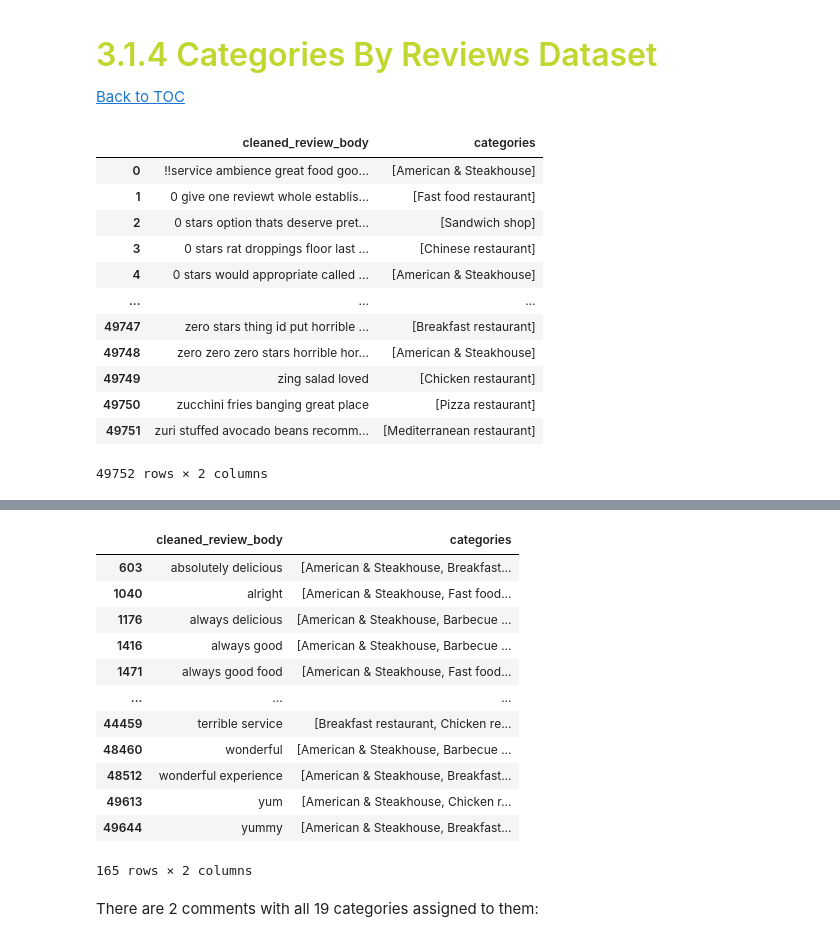
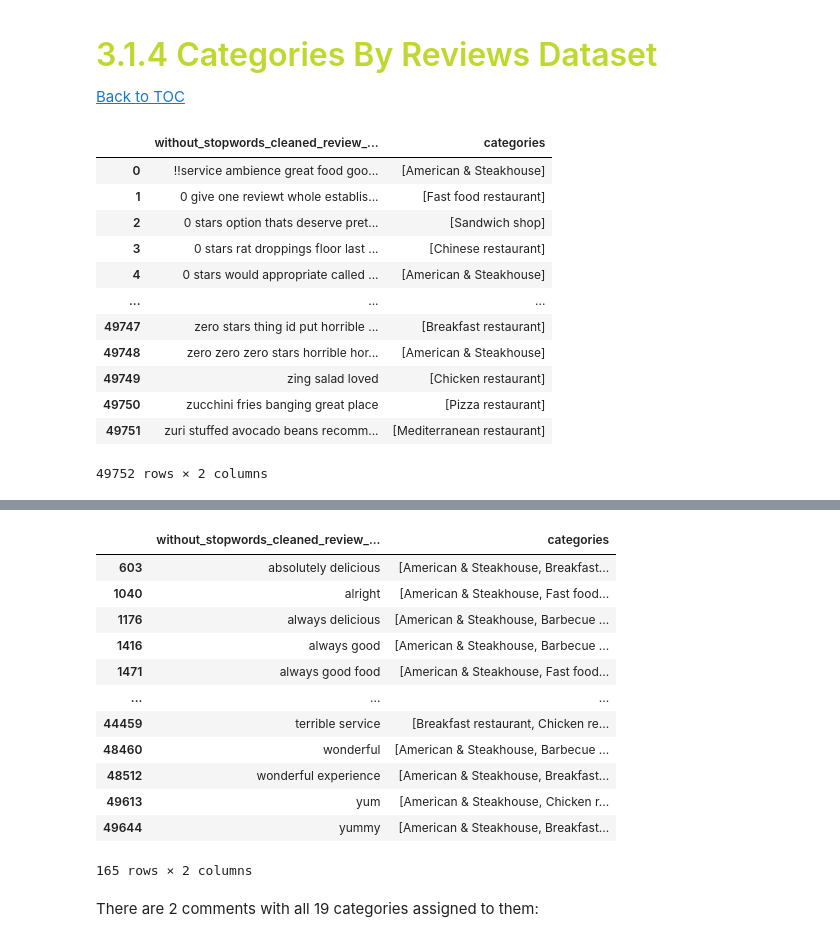
Before and after one commit to beatrizmarques2005/text_mining_in_reviews, a Jupyter notebook: notebooks/03_multilabel_classification.ipynb, the cells around one changed output, grey strips where cells are left out. Saved outputs shown, nothing was run; the diff lists cells and outputs as text; code cells hidden in the pictures.

```diff
--- a/notebooks/03_multilabel_classification.ipynb
+++ b/notebooks/03_multilabel_classification.ipynb
@@ -243,7 +242,7 @@ heatmap_chart(similarity_df,
 # %% [markdown]
 As we can see, the great majority of categories have a very high similarity between them, indicating that the language used in reviews across different restaurant categories is quite similar. This is do to the fact that the reviews contain a lot of stopwords and common words that are not specefic to the restaurant category, they are common words used in everyday language. If the text data isnt treated the model might have difficulties in distinguishing between the different categories.
 # %%
-dataset['cleaned_review_body'] =\
+dataset['without_stopwords_cleaned_review_body'] =\
     dataset['text'].map(
     lambda content: main_pipeline(content,
         print_output = False,
@@ -291,5 +290,5 @@ After further analyzing the correlation matrix, three categories stand out as ha
 dataset['categoryName'] = dataset['categoryName'].replace({
     'American restaurant': 'American & Steakhouse',
     'New American restaurant': 'American & Steakhouse',
-    'Steak house': 'American & Steakhouse'
+    'Steak house': 'American & Steakhouse',
 })
@@ -372,7 +384,7 @@ dataset.loc[empty_idx, :]
 | 42803 | Krystal | Fast food restaurant | https://locations.krystal.com/ga/... | https://www.google.com/maps/place... | 1163 | 5.0 | ❤️ |  | ... |
 | 44987 | El Velero Seafood & Mexican | Mexican restaurant | http://el-velero-seafood.poi.place/ | https://www.google.com/maps/place... | 51 | 5.0 | ♥️ |  | ... |
 # %%
-empty_idx1 = dataset[dataset["cleaned_review_body"].str.strip() == ""].index
+empty_idx1 = dataset[dataset["without_stopwords_cleaned_review_body"].str.strip() == ""].index
 
 #show the rows with empty cleaned reviews
 dataset.loc[empty_idx1, :]
@@ -458,17 +470,17 @@ Looking at this graph, it is evident that some more general words are still pres
 [Back to TOC](#toc)
 # %%
 new_dataset = (
-    dataset.groupby("cleaned_review_body")["categoryName"]
+    dataset.groupby("without_stopwords_cleaned_review_body")["categoryName"]
       .apply(lambda x: sorted(set(x)))   # remove duplicates + sort so order is fixed
       .reset_index()
       .rename(columns={"categoryName": "categories"})
 )
 
 
 display(new_dataset)
 new_dataset.info()
 # %% [output]
-|  | cleaned_review_body | categories |
+|  | without_stopwords_cleaned_review_... | categories |
 | 0 | !!service ambience great food goo... | [American & Steakhouse] |
 | 1 | 0 give one reviewt whole establis... | [Fast food restaurant] |
 | 2 | 0 stars option thats deserve pret... | [Sandwich shop] |
@@ -493,7 +505,7 @@ memory usage: 777.5+ KB
 # %%
 new_dataset[new_dataset['categories'].apply(len) > 3]
 # %% [output]
-|  | cleaned_review_body | categories |
+|  | without_stopwords_cleaned_review_... | categories |
 | 603 | absolutely delicious | [American & Steakhouse, Breakfast... |
 | 1040 | alright | [American & Steakhouse, Fast food... |
 | 1176 | always delicious | [American & Steakhouse, Barbecue ... |
```
Also changed, not shown: parts of 14 cells of this notebook, 1 other file.
